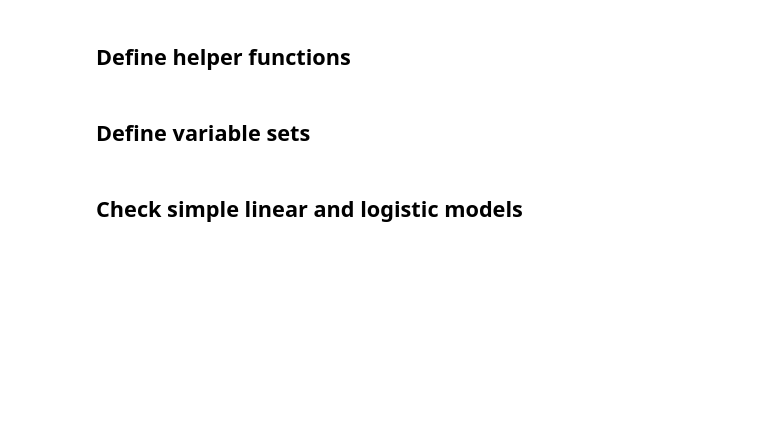
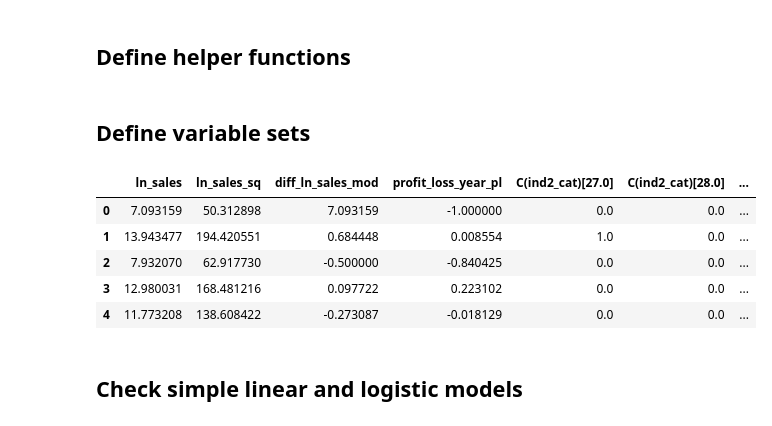
Before and after one commit to JustJAG/Prediction_with_ML_for_Economists, a Jupyter notebook: Assignment_3_finding_fast_growing_firms/Technical Report 3.ipynb, the cells around one changed output. Saved outputs shown, nothing was run; the diff lists cells and outputs as text; code cells hidden in the pictures; blank space fills up the shorter version.

```diff
--- a/Assignment_3_finding_fast_growing_firms/Technical Report 3.ipynb
+++ b/Assignment_3_finding_fast_growing_firms/Technical Report 3.ipynb
@@ -680,6 +680,15 @@ logitvars = pd.concat([X4, int1mat, int2mat], axis=1)
 rfvars  = pd.concat([data[["sales", "diff_ln_sales"] + rawvars + hr + qualityvars], firm], axis=1)
 # %%
 y = data['fast_growth']
+# %%
+X1.head()
+# %% [output]
+|  | ln_sales | ln_sales_sq | diff_ln_sales_mod | profit_loss_year_pl | C(ind2_cat)[27.0] | C(ind2_cat)[28.0] | ... |
+| 0 | 7.093159 | 50.312898 | 7.093159 | -1.000000 | 0.0 | 0.0 | ... |
+| 1 | 13.943477 | 194.420551 | 0.684448 | 0.008554 | 1.0 | 0.0 | ... |
+| 2 | 7.932070 | 62.917730 | -0.500000 | -0.840425 | 0.0 | 0.0 | ... |
+| 3 | 12.980031 | 168.481216 | 0.097722 | 0.223102 | 0.0 | 0.0 | ... |
+| 4 | 11.773208 | 138.608422 | -0.273087 | -0.018129 | 0.0 | 0.0 | ... |
 # %% [markdown]
 ## Check simple linear and logistic models
 # %%
```
Also changed, not shown: parts of 17 cells of this notebook, 2 other files.
